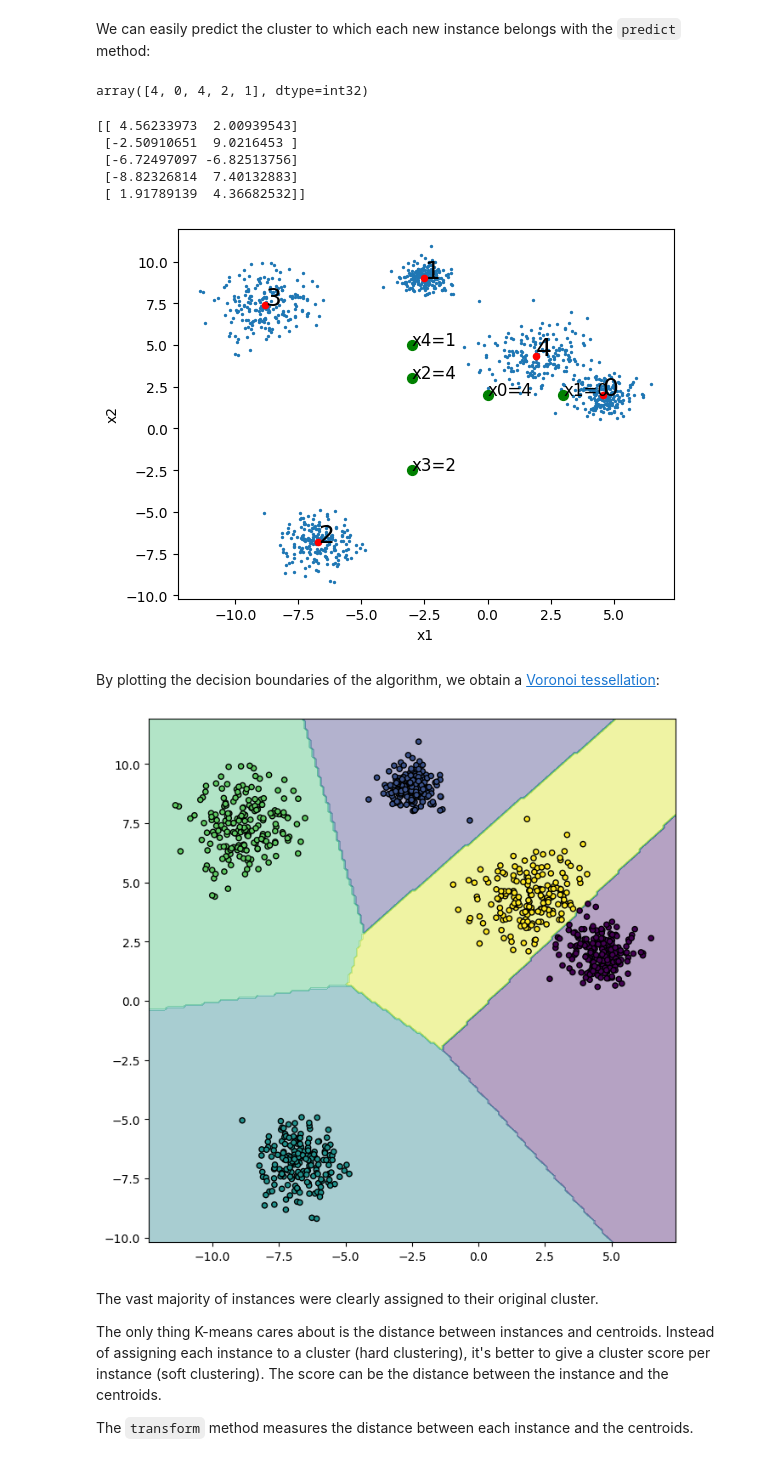
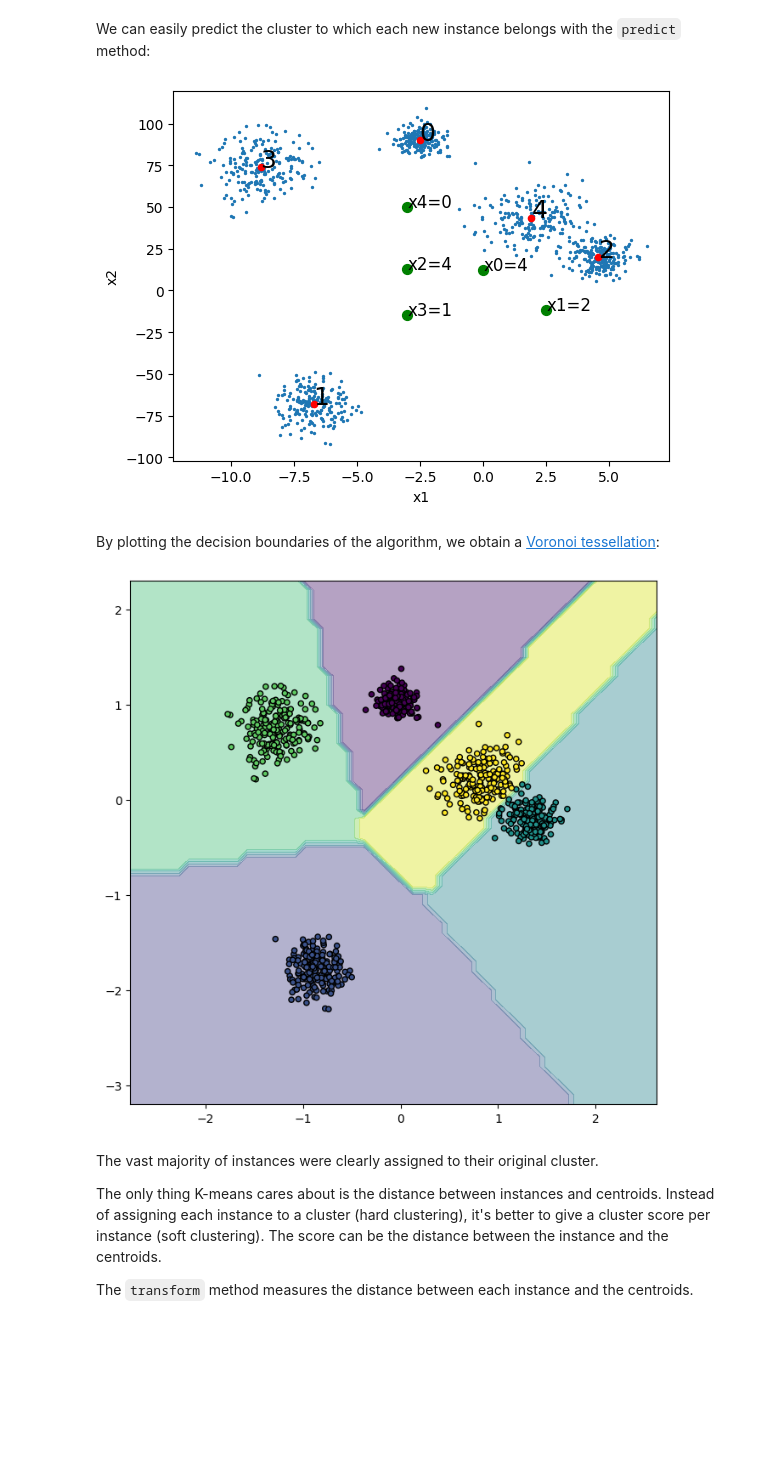
Before and after one commit to avidaldo/ia25, a Jupyter notebook: algorithms/kmeans.ipynb, the cells around one changed output. Drawn from its saved outputs; the diff is of its cells as text; code cells hidden in the pictures; blank space fills up the shorter version.

Commit message:
Elaborate on K-means inertia, silhouette and other minor improvements

```diff
--- a/algorithms/kmeans.ipynb
+++ b/algorithms/kmeans.ipynb
@@ -31,9 +39,18 @@ We will use the `make_blobs` function from `sklearn.datasets` to generate test d
 It's important to remember that we are doing this representation process to help understand the algorithm, but we will normally work with datasets of many more dimensions where we cannot visualize the data. In fact, in this case it would normally be easy to divide into clusters by eye. And indeed, we are already generating test data with this `make_blobs` function by indicating the number of clusters we want it to generate.
 # %%
 from sklearn import datasets
+import matplotlib.pyplot as plt
 
 X, y = datasets.make_blobs(n_samples=1000, # Number of samples
                            n_features=2, # Number of features
                            centers=5, # Number of clusters
                            cluster_std=[0.5, 0.6, 0.8, 1, 1.1], # Standard deviation of each cluster
                            random_state=42,) # Seed for reproducibility
+
+# Stretch one axis. This makes feature scaling crucial for K-Means
+X[:, 1] = X[:, 1] * 10
+
+plt.scatter(X[:, 0], X[:, 1], s=2)
+plt.xlabel('x1')
+plt.ylabel('x2')
+plt.show()
@@ -48,0 +78,11 @@ plt.show()
+# %%
+from sklearn.preprocessing import StandardScaler
+
+scaler = StandardScaler()
+X_scaled = scaler.fit_transform(X)
+
+# Visualize scaled data
+plt.scatter(X_scaled[:, 0], X_scaled[:, 1], s=2)
+plt.xlabel('x1 (scaled)')
+plt.ylabel('x2 (scaled)')
+plt.show()
@@ -53,8 +95,9 @@ from sklearn.cluster import KMeans
 
 kmeans = KMeans(
     n_clusters=5, # Number of clusters (k value)
-    n_init='auto') # Number of times the algorithm runs with different initial centroids
-y_pred = kmeans.fit_predict(X) # Equivalent to kmeans.fit(X) and then y_pred = kmeans.predict(X)
+    n_init='auto',
+    random_state=0) # Number of times the algorithm runs with different initial centroids
+y_pred = kmeans.fit_predict(X_scaled) # Equivalent to kmeans.fit(X_scaled) and then y_pred = kmeans.predict(X_scaled)
 # %% [markdown]
 The KMeans constructor receives the following parameters:
 * `n_clusters`: The number of clusters to form and the number of centroids to generate. This is what we vary in a loop to find the optimal number of clusters.
@@ -94,19 +140,18 @@ plt.show()
 # %% [markdown]
 We can easily predict the cluster to which each new instance belongs with the `predict` method:
-# %%
-import numpy as np
-X_new = np.array([[0, 2], [3, 2], [-3, 3], [-3, -2.5], [-3, 5]])
-y_new = kmeans.predict(X_new)
-y_new
-# %% [output]
-array([4, 0, 4, 2, 1], dtype=int32)
 # %%
-print(kmeans.cluster_centers_)
+import numpy as np
+X_new = np.array([[0, 12], [2.5, -12], [-3, 13], [-3, -15], [-3, 50]])
+
+X_new_scaled = scaler.transform(X_new)
+y_new = kmeans.predict(X_new_scaled)
+
+
 plt.scatter(X[:, 0], X[:, 1], s=2)
-plt.scatter(kmeans.cluster_centers_[:,0], kmeans.cluster_centers_[:,1], c='r', s=20)
+plt.scatter(centroids[:,0], centroids[:,1], c='r', s=20)
 plt.scatter(X_new[:, 0], X_new[:, 1], c='g', s=50)
 
-for i, center in enumerate(kmeans.cluster_centers_):
+for i, center in enumerate(centroids):
     plt.annotate(i, center, fontsize=18)
 
 for i, point in enumerate(X_new): # Annotation for new points
@@ -116,32 +161,27 @@ plt.xlabel('x1')
 plt.ylabel('x2')
 plt.show()
 # %% [output]
-[[ 4.56233973  2.00939543]
- [-2.50910651  9.0216453 ]
- [-6.72497097 -6.82513756]
- [-8.82326814  7.40132883]
- [ 1.91789139  4.36682532]]
-[figure, old version]
+[figure, new version]
 # %% [markdown]
 By plotting the decision boundaries of the algorithm, we obtain a [Voronoi tessellation](https://en.wikipedia.org/wiki/Voronoi_diagram):
 # %%
 def plot_decision_regions(kmeans, X):
   x_min, x_max = X[:, 0].min() - 1, X[:, 0].max() + 1 # Min and max values for x1
   y_min, y_max = X[:, 1].min() - 1, X[:, 1].max() + 1 # Min and max values for x2
   xx, yy = np.meshgrid(np.arange(x_min, x_max, 0.1),
                       np.arange(y_min, y_max, 0.1))
 
   Z = kmeans.predict(np.c_[xx.ravel(), yy.ravel()])
   Z = Z.reshape(xx.shape)
 
   plt.figure(figsize=(8, 8))
   plt.contourf(xx, yy, Z, alpha=0.4)
   plt.scatter(X[:, 0], X[:, 1], c=y_pred, s=20, edgecolor='k')
   plt.show()
 
-plot_decision_regions(kmeans,X)
+plot_decision_regions(kmeans,X_scaled)
 # %% [output]
-[figure, old version]
+[figure, new version]
 # %% [markdown]
 The vast majority of instances were clearly assigned to their original cluster.
 
```
Also changed, not shown: parts of 23 cells of this notebook.
